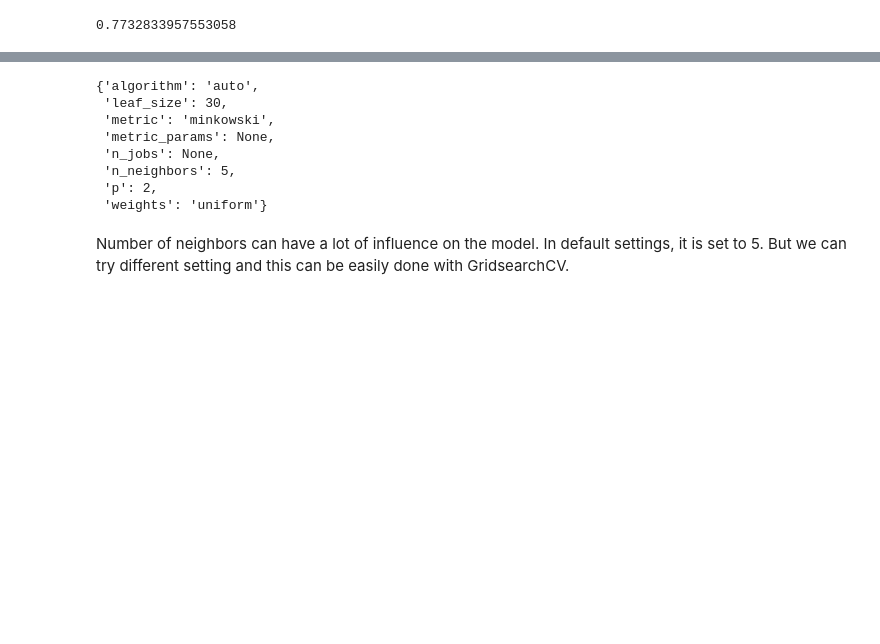
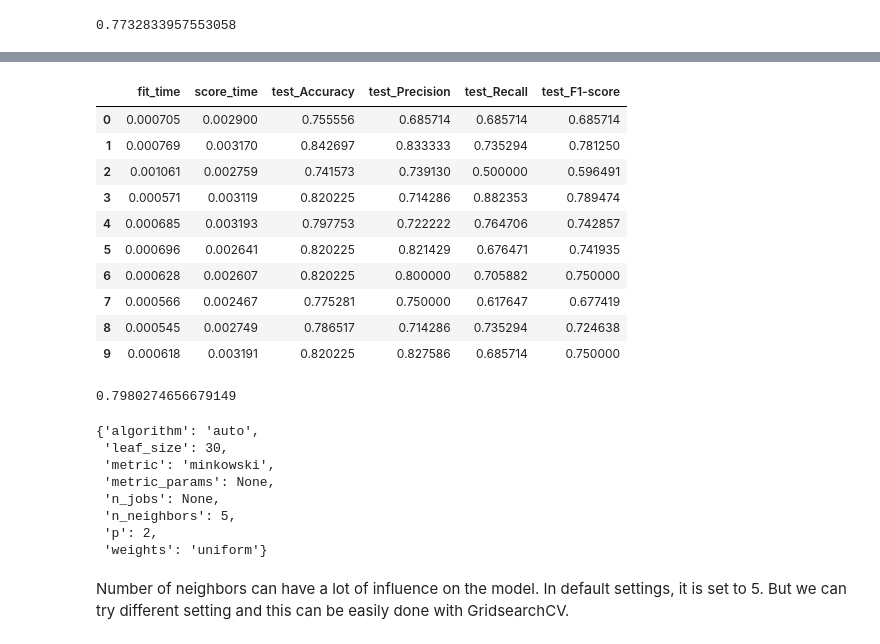
Before and after one commit to nvmcr/My_Portfolio, a Jupyter notebook: Notebook.ipynb, the cells around one changed output, grey strips where cells are left out. Cells and saved outputs as stored; diff of their text form; code cells hidden in the pictures; blank space fills up the shorter version.

```diff
--- a/Notebook.ipynb
+++ b/Notebook.ipynb
@@ -478,3 +499,26 @@ mod_knn_scores['test_Accuracy'].mean()
+# %%
+mod_knn = KNeighborsClassifier()
+knn_scores = cross_validate(
+    mod_knn, X_train_scaled, Y_train, cv = kfold, scoring={'Accuracy':make_scorer(accuracy_score), 'Precision':make_scorer(precision_score), 'Recall':make_scorer(recall_score), 'F1-score':make_scorer(f1_score)}
+)
+mod_knn_scores = pd.DataFrame(knn_scores)
+mod_knn_scores
+# %% [output]
+|  | fit_time | score_time | test_Accuracy | test_Precision | test_Recall | test_F1-score |
+| 0 | 0.000705 | 0.002900 | 0.755556 | 0.685714 | 0.685714 | 0.685714 |
+| 1 | 0.000769 | 0.003170 | 0.842697 | 0.833333 | 0.735294 | 0.781250 |
+| 2 | 0.001061 | 0.002759 | 0.741573 | 0.739130 | 0.500000 | 0.596491 |
+| 3 | 0.000571 | 0.003119 | 0.820225 | 0.714286 | 0.882353 | 0.789474 |
+| 4 | 0.000685 | 0.003193 | 0.797753 | 0.722222 | 0.764706 | 0.742857 |
+| 5 | 0.000696 | 0.002641 | 0.820225 | 0.821429 | 0.676471 | 0.741935 |
+| 6 | 0.000628 | 0.002607 | 0.820225 | 0.800000 | 0.705882 | 0.750000 |
+| 7 | 0.000566 | 0.002467 | 0.775281 | 0.750000 | 0.617647 | 0.677419 |
+| 8 | 0.000545 | 0.002749 | 0.786517 | 0.714286 | 0.735294 | 0.724638 |
+| 9 | 0.000618 | 0.003191 | 0.820225 | 0.827586 | 0.685714 | 0.750000 |
+# %%
+mod_knn_scores['test_Accuracy'].mean()
+# %% [output]
+0.7980274656679149
 # %%
 mod_knn.get_params()
 # %% [output]
```
Also changed, not shown: parts of 30 cells of this notebook.
